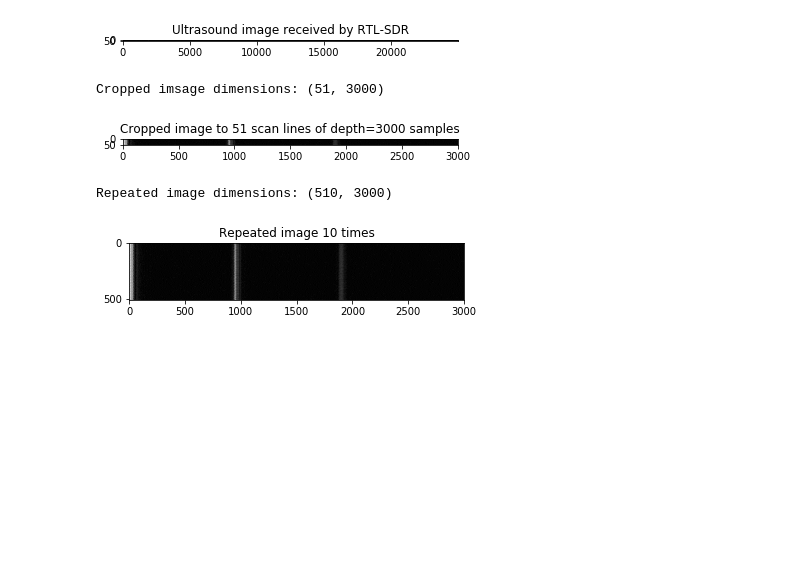
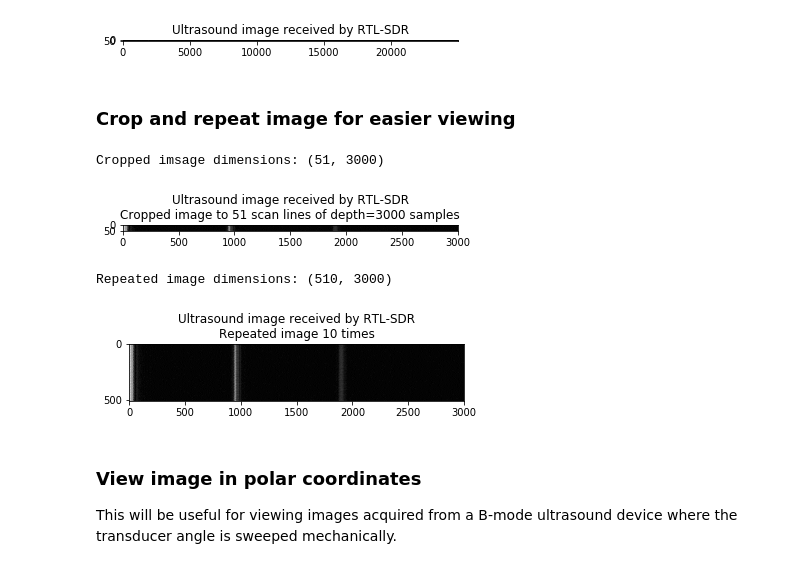
Before and after one commit to wlmeng11/rtl-ultrasound, a Jupyter notebook: experiments/20180813/rtlsdr_ultrasound_test.ipynb, the cells around one changed output. Cells and saved outputs as stored; diff of their text form; code cells hidden in the pictures; blank space fills up the shorter version.

```diff
--- a/experiments/20180813/rtlsdr_ultrasound_test.ipynb
+++ b/experiments/20180813/rtlsdr_ultrasound_test.ipynb
@@ -330,22 +330,29 @@ plt.show()
 # %% [output]
 Image dimensions: (51, 24959)
 [figure]
+# %% [markdown]
+### Crop and repeat image for easier viewing
 # %%
 max_depth = 3000
 image_cropped = image[:,:max_depth]
-print("Cropped imsage dimensions: {}".format(image_cropped.shape))
+print("Cropped image dimensions: {}".format(image_cropped.shape))
 plt.imshow(image_cropped, cmap='gray')
-plt.title("Cropped image to {} scan lines of depth={} samples".format(*image_cropped.shape))
+plt.title("Ultrasound image received by RTL-SDR\nCropped image to {} scan lines of depth={} samples".format(*image_cropped.shape))
 plt.show()
 
 n = 10 # number of times to repeat image
 image_repeated = np.vstack(tuple([image_cropped]*n))
 print("Repeated image dimensions: {}".format(image_repeated.shape))
 plt.imshow(image_repeated, cmap='gray')
-plt.title("Repeated image {} times".format(n))
+plt.title("Ultrasound image received by RTL-SDR\nRepeated image {} times".format(n))
 plt.show()
 # %% [output]
 Cropped imsage dimensions: (51, 3000)
-[figure, old version]
+[figure, new version]
 Repeated image dimensions: (510, 3000)
-[figure, old version]
+[figure, new version]
+# %% [markdown]
+### View image in polar coordinates
+
+This will be useful for viewing images acquired from a B-mode ultrasound device
+where the transducer angle is sweeped mechanically.
```
Also changed, not shown: parts of 1 cell of this notebook.
